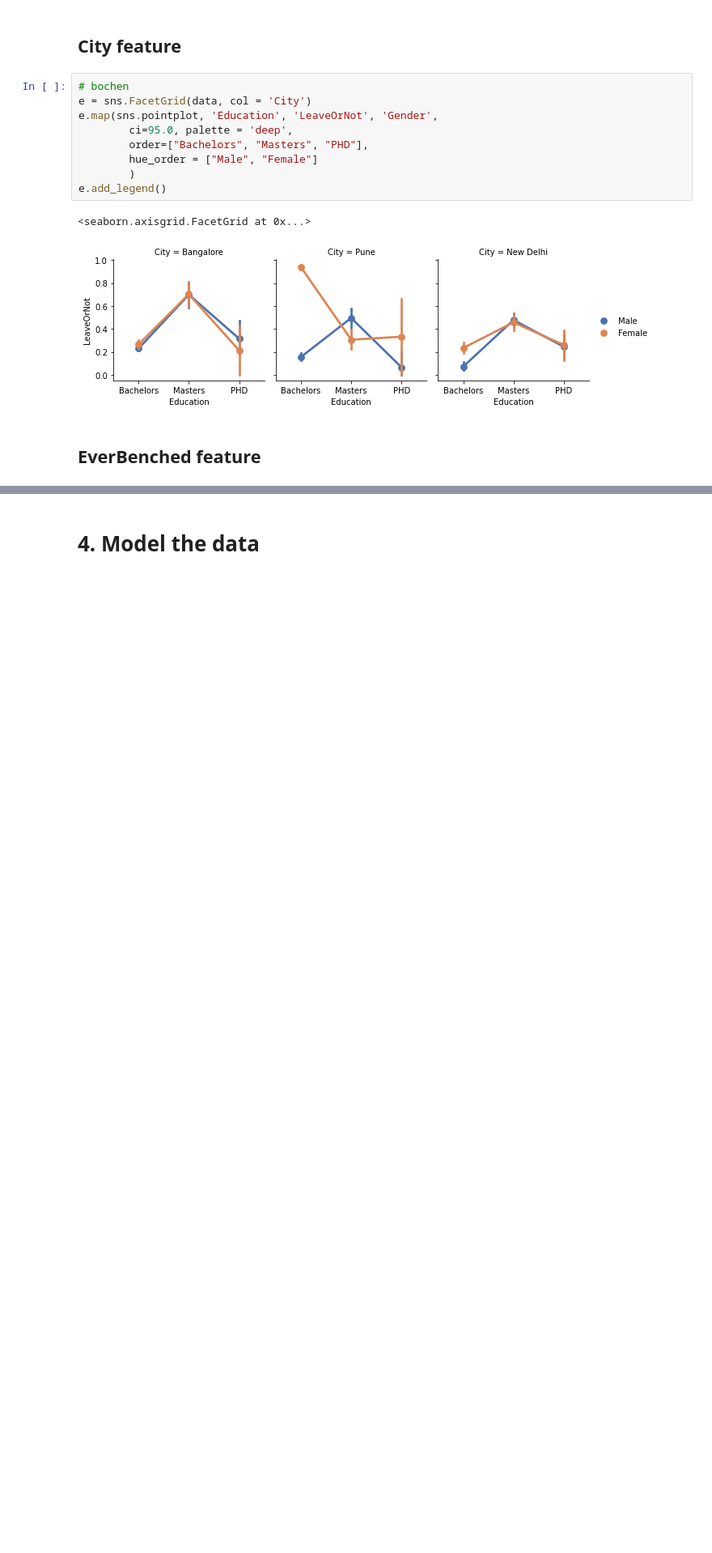
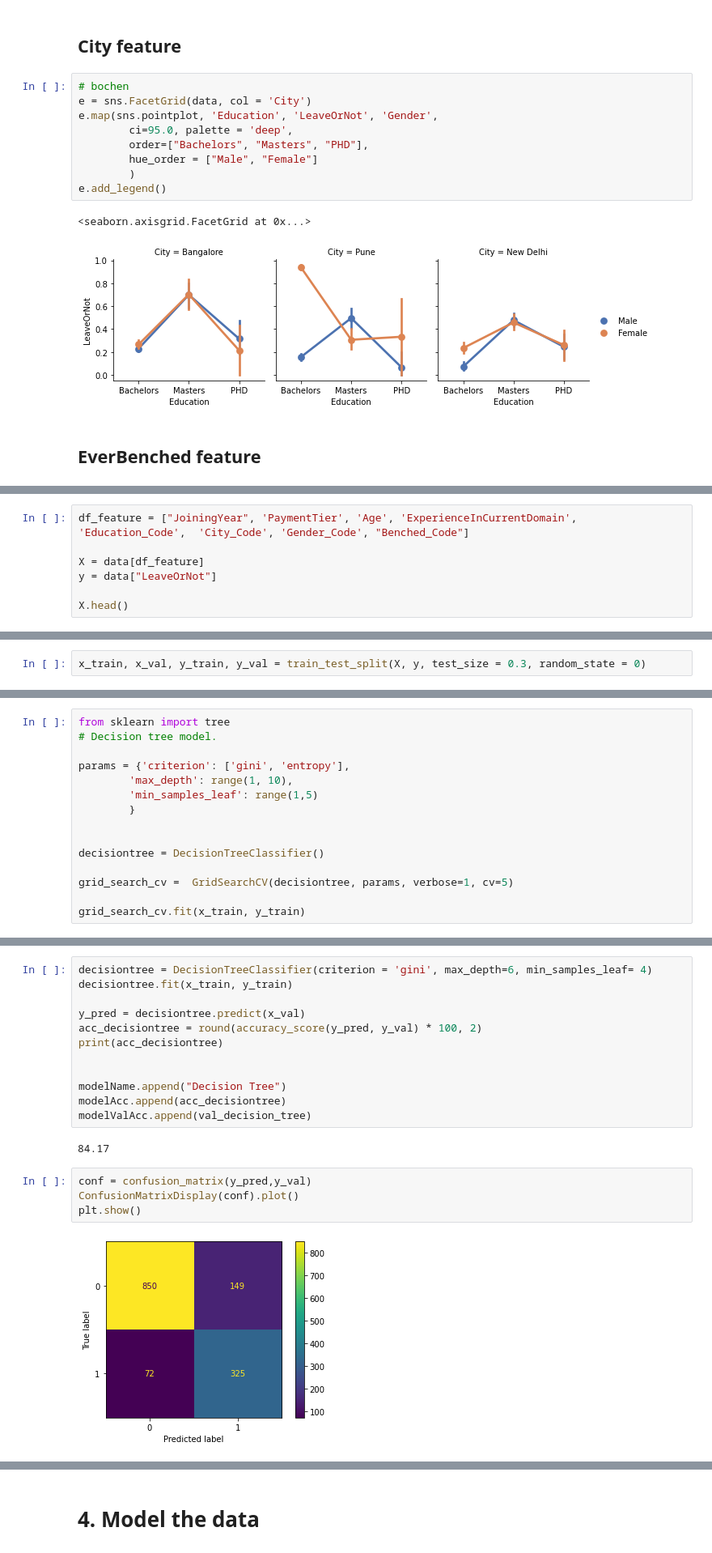
Before and after one commit to bochendong/CS9637A, a Jupyter notebook: 9637a.ipynb, the cells around one changed output, grey strips where cells are left out. Shown at 81% size. Saved outputs shown, nothing was run; the diff lists cells and outputs as text; blank space fills up the shorter version.

```diff
--- a/9637a.ipynb
+++ b/9637a.ipynb
@@ -358,0 +387,7 @@ y = data.LeaveOrNot
+# %%
+df_feature = ["JoiningYear", 'PaymentTier', 'Age', 'ExperienceInCurrentDomain', 'Education_Code',  'City_Code', 'Gender_Code', "Benched_Code"]
+
+X = data[df_feature]
+y = data["LeaveOrNot"]
+
+X.head()
@@ -358,0 +401,2 @@ y = data.LeaveOrNot
+# %%
+x_train, x_val, y_train, y_val = train_test_split(X, y, test_size = 0.3, random_state = 0)
@@ -358,0 +414,15 @@ y = data.LeaveOrNot
+# %%
+from sklearn import tree
+# Decision tree model.
+
+params = {'criterion': ['gini', 'entropy'],
+        'max_depth': range(1, 10),
+        'min_samples_leaf': range(1,5)
+        }
+
+
+decisiontree = DecisionTreeClassifier()
+
+grid_search_cv =  GridSearchCV(decisiontree, params, verbose=1, cv=5)
+
+grid_search_cv.fit(x_train, y_train)
@@ -358,0 +446,20 @@ y = data.LeaveOrNot
+# %%
+decisiontree = DecisionTreeClassifier(criterion = 'gini', max_depth=6, min_samples_leaf= 4)
+decisiontree.fit(x_train, y_train)
+
+y_pred = decisiontree.predict(x_val)
+acc_decisiontree = round(accuracy_score(y_pred, y_val) * 100, 2)
+print(acc_decisiontree)
+
+
+modelName.append("Decision Tree")
+modelAcc.append(acc_decisiontree)
+modelValAcc.append(val_decision_tree)
+# %% [output]
+84.17
+# %%
+conf = confusion_matrix(y_pred,y_val)
+ConfusionMatrixDisplay(conf).plot()
+plt.show()
+# %% [output]
+[figure, added]
```
Also changed, not shown: parts of 24 cells of this notebook.
